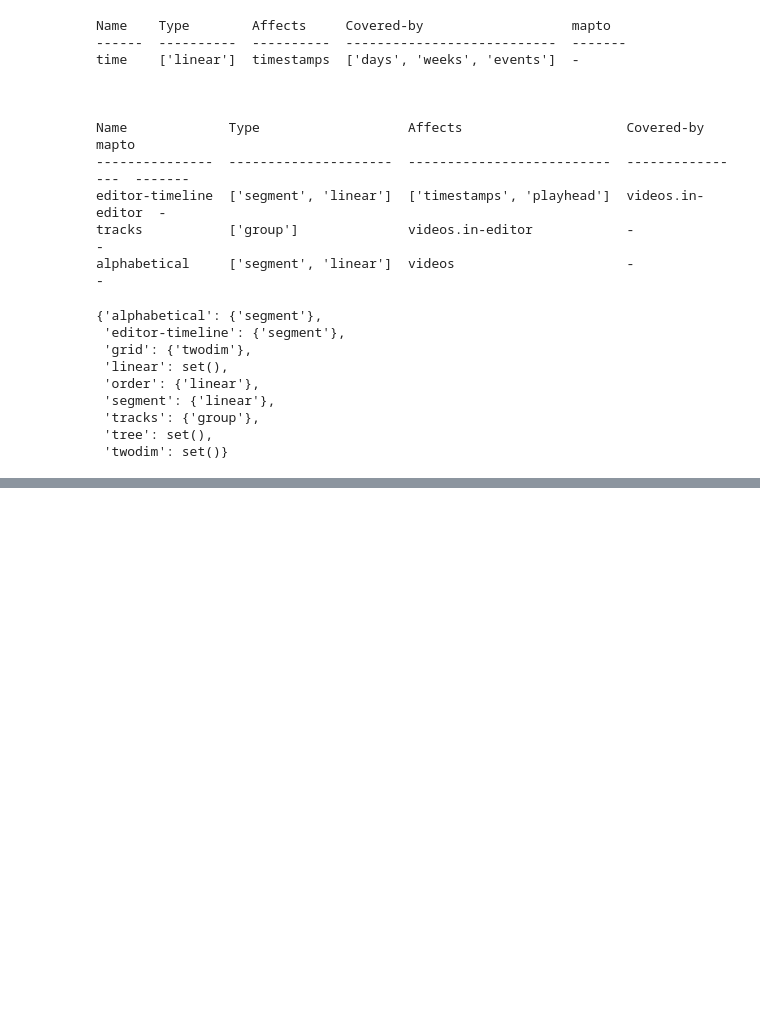
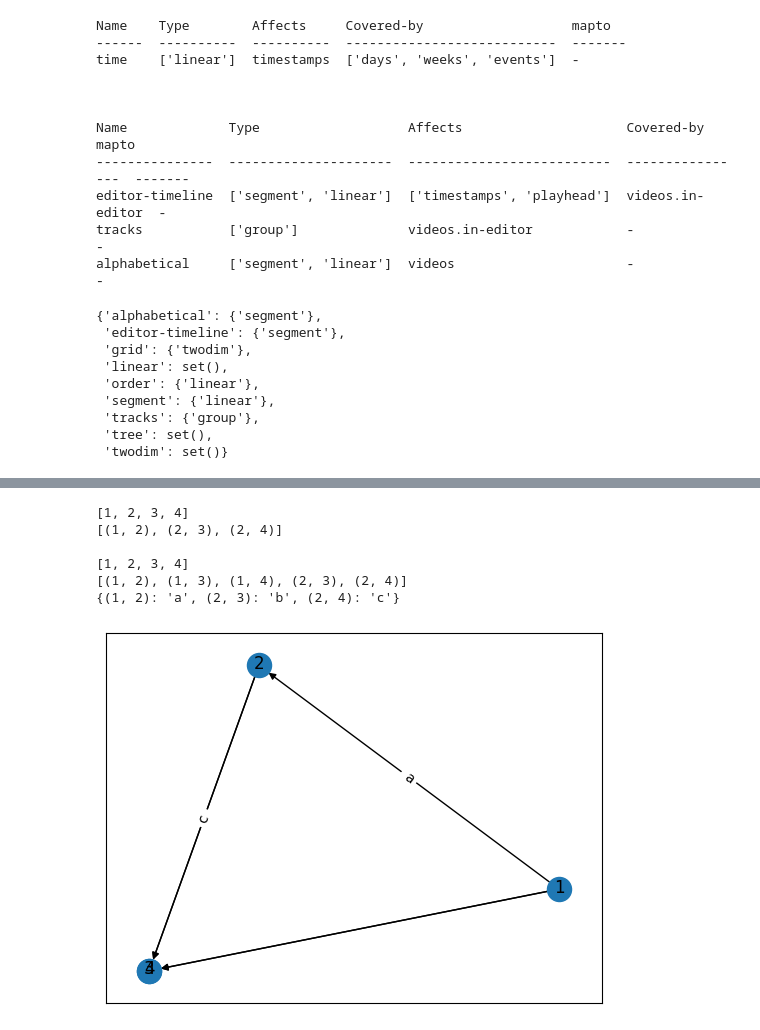
Before and after one commit to MatthewBeaudouinLafon/computable-interface-schema, a Jupyter notebook: flaml-schemas/flaml-5.1/metaphor2.ipynb, the cells around one changed output, grey strips where cells are left out. Saved outputs shown, nothing was run; the diff lists cells and outputs as text; code cells hidden in the pictures; blank space fills up the shorter version.

```diff
--- a/flaml-schemas/flaml-5.1/metaphor2.ipynb
+++ b/flaml-schemas/flaml-5.1/metaphor2.ipynb
@@ -1134,0 +1326,23 @@ pprint(StructRegistry(test_spec).typeRegistry)
+# %%
+test_graph = nx.DiGraph()
+test_graph.add_nodes_from([1,2,3,4])
+test_graph.add_edges_from([(1,2, {'relation': 'a'}), (2,3, {'relation': 'b'}), (2, 4, {'relation': 'c'})])
+
+print(test_graph.nodes)
+print(test_graph.edges)
+
+test_graph = nx.transitive_closure(test_graph, reflexive=False)
+print()
+print(test_graph.nodes)
+print(test_graph.edges)
+print(nx.get_edge_attributes(test_graph, 'relation'))
+
+draw_graph(test_graph, 'relation')
+# %% [output]
+[1, 2, 3, 4]
+[(1, 2), (2, 3), (2, 4)]
+
+[1, 2, 3, 4]
+[(1, 2), (1, 3), (1, 4), (2, 3), (2, 4)]
+{(1, 2): 'a', (2, 3): 'b', (2, 4): 'c'}
+[figure, added]
```
Also changed, not shown: parts of 35 cells of this notebook, 2 other files.
